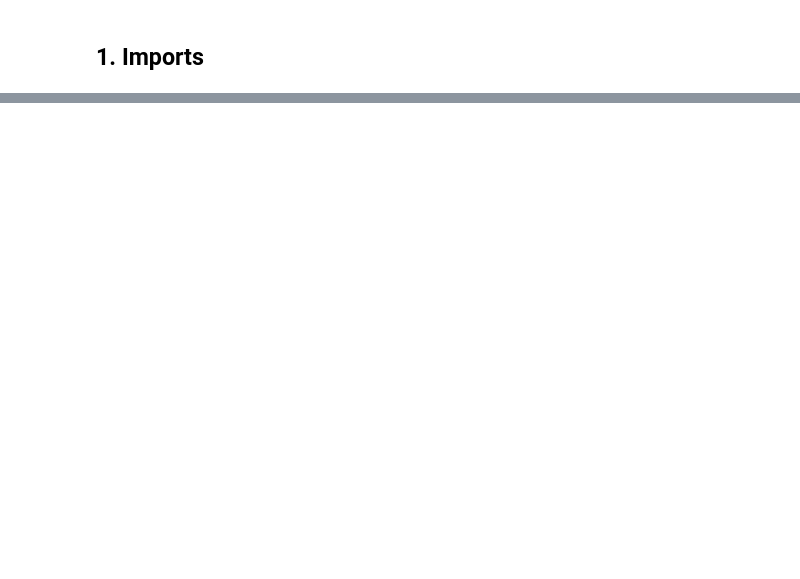
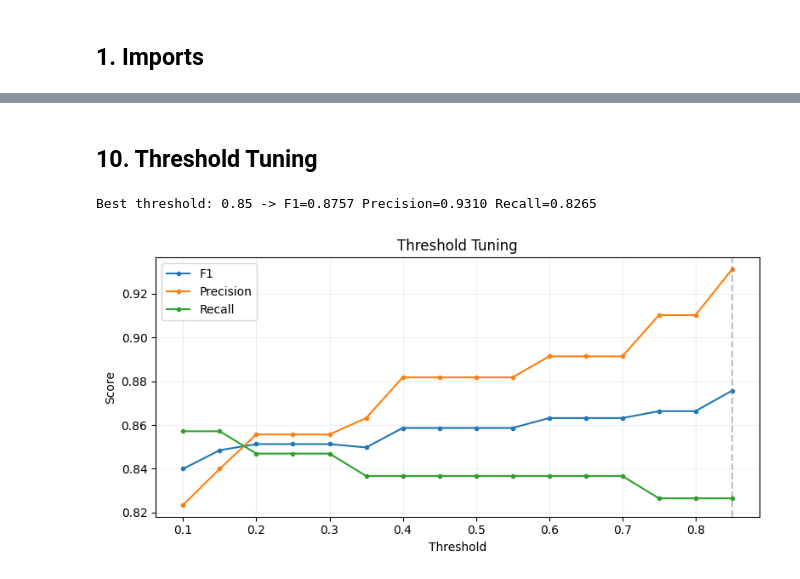
Before and after one commit to NullBitZer0/real-time-fraud-detection, a Jupyter notebook: notebooks/experiments.ipynb, the cells around one changed output, grey strips where cells are left out. Saved outputs shown, nothing was run; the diff lists cells and outputs as text; code cells hidden in the pictures; blank space fills up the shorter version.

```diff
--- a/notebooks/experiments.ipynb
+++ b/notebooks/experiments.ipynb
@@ -309,0 +244,26 @@ for m, v in results_df.groupby("Model")["PR_AUC"].mean().sort_values(ascending=F
+# %% [markdown]
+## 10. Threshold Tuning
+# %%
+thresholds = np.arange(0.1, 0.9, 0.05)
+best_f1, best_th, best_metrics = 0, 0.5, {}
+rows = []
+for t in thresholds:
+    p = (probs >= t).astype(int)
+    f1 = f1_score(y_test, p)
+    prec = precision_score(y_test, p, zero_division=0)
+    rec = recall_score(y_test, p, zero_division=0)
+    rows.append({"Threshold":t,"F1":f1,"Precision":prec,"Recall":rec})
+    if f1 > best_f1:
+        best_f1 = f1; best_th = t; best_metrics = {"F1":f1,"Precision":prec,"Recall":rec}
+print(f"Best threshold: {best_th:.2f} -> F1={best_f1:.4f} Precision={best_metrics['Precision']:.4f} Recall={best_metrics['Recall']:.4f}")
+
+thresh_df = pd.DataFrame(rows)
+fig, ax = plt.subplots(figsize=(8,4))
+for col in ["F1","Precision","Recall"]:
+    ax.plot(thresh_df["Threshold"], thresh_df[col], label=col, marker=".")
+ax.axvline(best_th, ls="--", color="gray", alpha=0.5)
+ax.set_xlabel("Threshold"); ax.set_ylabel("Score"); ax.set_title("Threshold Tuning")
+ax.legend(); ax.grid(alpha=0.2); plt.tight_layout(); plt.show()
+# %% [output]
+Best threshold: 0.85 -> F1=0.8757 Precision=0.9310 Recall=0.8265
+[figure, added]
```
Also changed, not shown: parts of 40 cells of this notebook.
